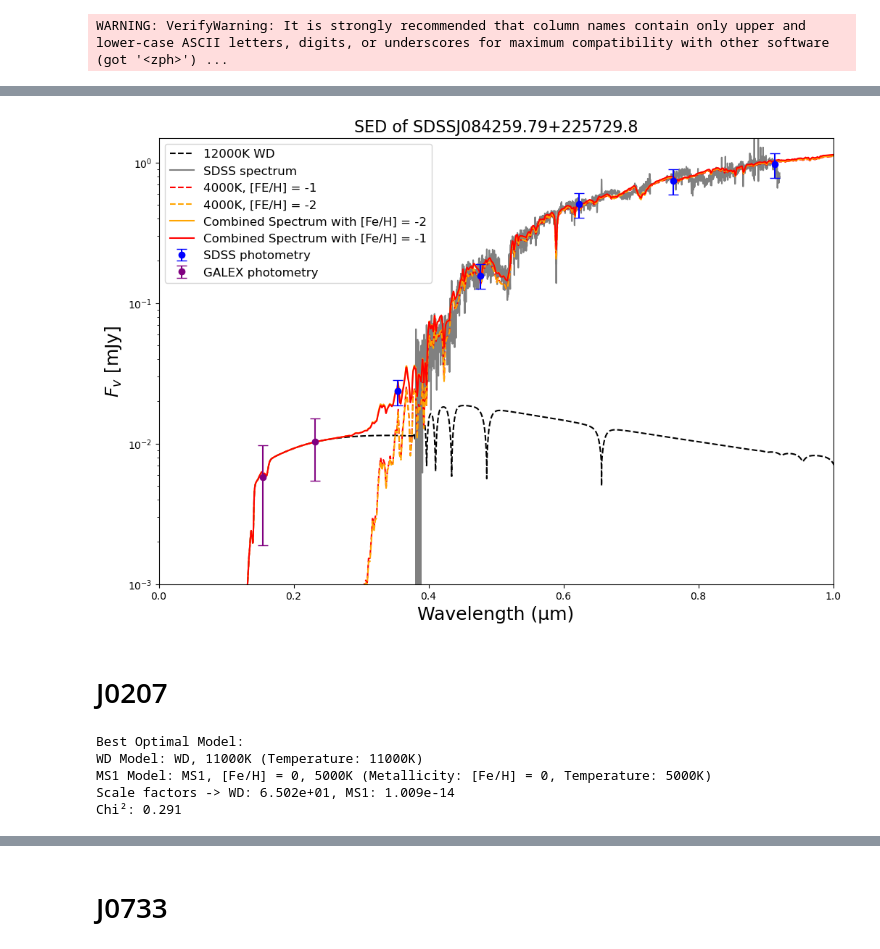
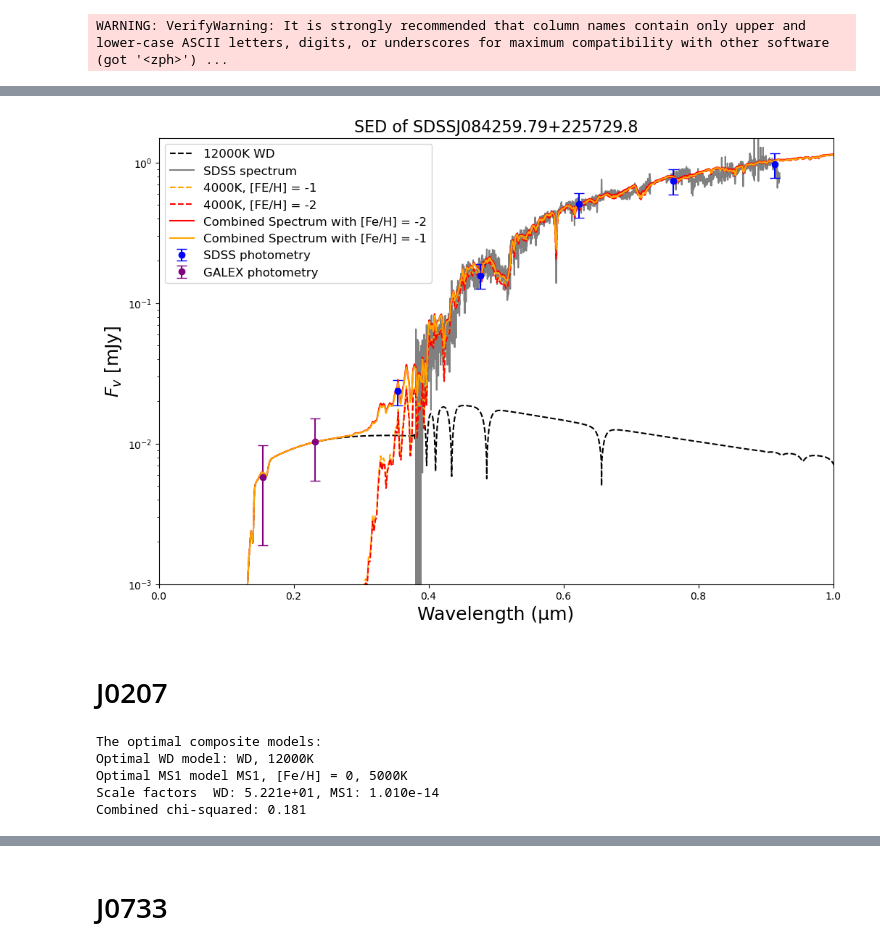
Before and after one commit to amberxbarlow/MSci_project, a Jupyter notebook: MSci Project.ipynb, the cells around one changed output, grey strips where cells are left out. Cells and saved outputs as stored; diff of their text form; code cells hidden in the pictures.

```diff
--- a/MSci Project.ipynb
+++ b/MSci Project.ipynb
@@ -785,7 +785,7 @@ def galex_vals(ra, dec):
             nuv_flux_mean, nuv_flux_err_weighted)
 
 
-def load_synthetic_model(fits_file):
+def synthetic_model(fits_file):
     """
     loading a synthetic model with the flux in erg/cm^2/s/Å and converting it into flux in mJy.
     Inputs:
@@ -886,7 +886,7 @@ def spectrum(ra, dec):
     spec = SDSS.get_spectra(matches=query)
     return spec
 
-def chi2_comb(parameters, wd_wavelength_A, wd_flux, fehminus1_wave_um, fehminus1_flux_mjy,
+def composite_chi2(parameters, wd_wavelength_A, wd_flux, fehminus1_wave_um, fehminus1_flux_mjy,
               fuv_data, nuv_data, u_data, g_data, r_data, i_data, z_data,
               observed_fluxes, sdss_error, observed_galex, err_galex):
     """
@@ -1244 +1219,17 @@ spec_flux_mjy = flux_ergA_spec * 1e8 * (wave_cm_spec**2 / c) * 1e26
+# %%
+spec = spectrum(130.749142, 22.958279)
+spec[0].writeto('J0842_spectrum1.fits', overwrite=True)
+file = fits.open('J0842_spectrum1.fits')
+spec_data = file[1].data
+file.close()
+
+loglam    = spec_data['loglam']
+flux = spec_data['flux']
+
+wavelength_A  = 10**loglam
+wavelength_um = wavelength_A / 1e4
+wavelength_cm = wavelength_um * 1e-4
+
+flux_ergA = flux * 1e-17
+flux_mjy = flux_ergA * 1e8 * (wavelength_cm**2 / c) * 1e26
 # %%
@@ -1251,10 +1242,10 @@ scaled_wd_flux = wd_data['F_nu_mJy'] * scale_wd
 wd_flux = wd_data['F_nu_mJy']
 # %%
 fehminus1_file = 'Data/km01_4000.fits'
-fehminus1_wave_um, fehminus1_flux_mjy = load_synthetic_model(fehminus1_file)
+fehminus1_wave_um, fehminus1_flux_mjy = synthetic_model(fehminus1_file)
 
 fehminus2_file = 'Data/km02_4000.fits'
-fehminus2_wave_um, fehminus2_flux_mjy = load_synthetic_model(fehminus2_file)
+fehminus2_wave_um, fehminus2_flux_mjy = synthetic_model(fehminus2_file)
 
 scaled_ms1_mjy = fehminus2_flux_mjy*scale_ms2
 scaled_ms2_mjy = fehminus1_flux_mjy*scale_ms1
@@ -1283,20 +1272,20 @@ plt.plot(
 
 
 plt.plot(
-    wave_um_spec, spec_flux_mjy ,
+    wavelength_um, flux_mjy ,
     color='grey', linewidth=1.5,
     label='SDSS spectrum'
 )
 
 plt.plot(
     fehminus2_wave_um, scaled_ms1_mjy,
-    color='red', linewidth=1.5, linestyle='dashed',
+    color='orange', linewidth=1.5, linestyle='dashed',
     label='4000K, [FE/H] = -1'
 )
 
 plt.plot(
     fehminus1_wave_um, scaled_ms2_mjy,
-    color='orange', linewidth=1.5, linestyle='dashed',
+    color='red', linewidth=1.5, linestyle='dashed',
     label='4000K, [FE/H] = -2 '
 )
 
@@ -1306,43 +1295,43 @@ plt.errorbar(
     observed_fluxes_sdss,
     yerr=observed_fluxes_sdss_e,
     fmt='o', color='blue',
-    capsize=5, elinewidth=1.5, zorder=10,
+    capsize=5, elinewidth=1.5,
     label='SDSS photometry'
 )
 
 plt.errorbar(
     wavelength_um_galex,
     observed_galex,
     yerr=err_galex,
     fmt='o', color='purple',
-    capsize=5, elinewidth=1.5, zorder=10,
+    capsize=5, elinewidth=1.5,
     label='GALEX photometry'
 )
 
 plt.plot(
     wd_wavelength_um, combined_feh1_flux,
-    color='orange', linewidth=1.5,
+    color='red', linewidth=1.5,
     label='Combined Spectrum with [Fe/H] = -2'
 )
 
 plt.plot(
     wd_wavelength_um, combined_feh2_flux,
-    color='red', linewidth=1.5,
+    color='orange', linewidth=1.5,
     label='Combined Spectrum with [Fe/H] = -1'
 )
 
 
 
 plt.yscale('log')
+plt.legend(fontsize=12)
 plt.xlim(0, 1.0)
 plt.ylim(1e-3, 1.5)
 plt.xlabel('Wavelength (µm)', fontsize=18)
 plt.ylabel('${F_v}$ [mJy]', fontsize=18)
 plt.title('SED of SDSSJ084259.79+225729.8', fontsize=16)
-plt.legend(fontsize=12)
 plt.show()
 # %% [output]
-[figure, old version]
+[figure, new version]
 # %% [markdown]
 # J0207
 # %%
@@ -1425,24 +1414,24 @@ for wd_model in wd_models:
             "chi2": result.fun
         })
 # %%
-# Sort the composite results by chi2 value (lowest first)
-best_results_2 = sorted(composite_results_2, key=lambda x: x["chi2"])
-best_2 = best_results_2[0]
-print("\nBest Optimal Model:")
-print(f"WD Model: {best_2['wd_label']} (Temperature: {best_2['wd_temperature']})")
-print(f"MS1 Model: {best_2['ms1_label']} (Metallicity: {best_2['ms1_metallicity']}, Temperature: {best_2['ms1_temperature']})")
-print(f"Scale factors -> WD: {best_2['scale_wd']:.3e}, MS1: {best_2['scale_ms1']:.3e}")
-print(f"Chi²: {best_2['chi2']:.3f}")
 
-wd_sf = best_2['scale_wd']
-wd_temp =  best_2['wd_label']
-ms_sf = best_2['scale_ms1']
-ms1_metallicity = best_2['ms1_metallicity']
-ms1_temperature = best_2['ms1_temperature']
+best_results = sorted(combined_results, key=lambda x: x["chi2"])
+best = best_results[0]
+print("\nThe optimal composite models:")
+print(f"Optimal WD model: {best['wd_label']}")
+print(f"Optimal MS1 model {best['ms_label']}")
+print(f"Scale factors  WD: {best['sf_wd']:.3e}, MS1: {best['sf_ms']:.3e}")
+print(f"Combined chi-squared: {best['chi2']:.3f}")
+
+wd_temp = best['wd_label']
+wd_sf = best['sf_wd']
+ms_sf = best['sf_ms']
+ms1_metallicity = best['ms_metallicity']
+ms1_temperature = best['ms_temp']
 # %% [output]
-Best Optimal Model:
-WD Model: WD, 11000K (Temperature: 11000K)
-MS1 Model: MS1, [Fe/H] = 0, 5000K (Metallicity: [Fe/H] = 0, Temperature: 5000K)
-Scale factors -> WD: 6.502e+01, MS1: 1.009e-14
-Chi²: 0.291
+The optimal composite models:
+Optimal WD model: WD, 12000K
+Optimal MS1 model MS1, [Fe/H] = 0, 5000K
+Scale factors  WD: 5.221e+01, MS1: 1.010e-14
+Combined chi-squared: 0.181
 # %%
```
Also changed, not shown: parts of 56 cells of this notebook.
